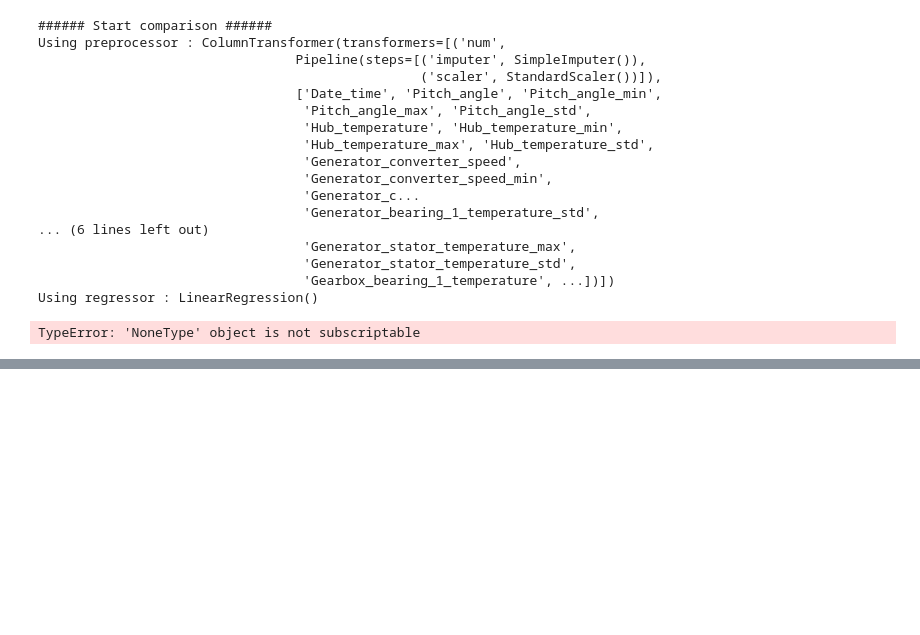
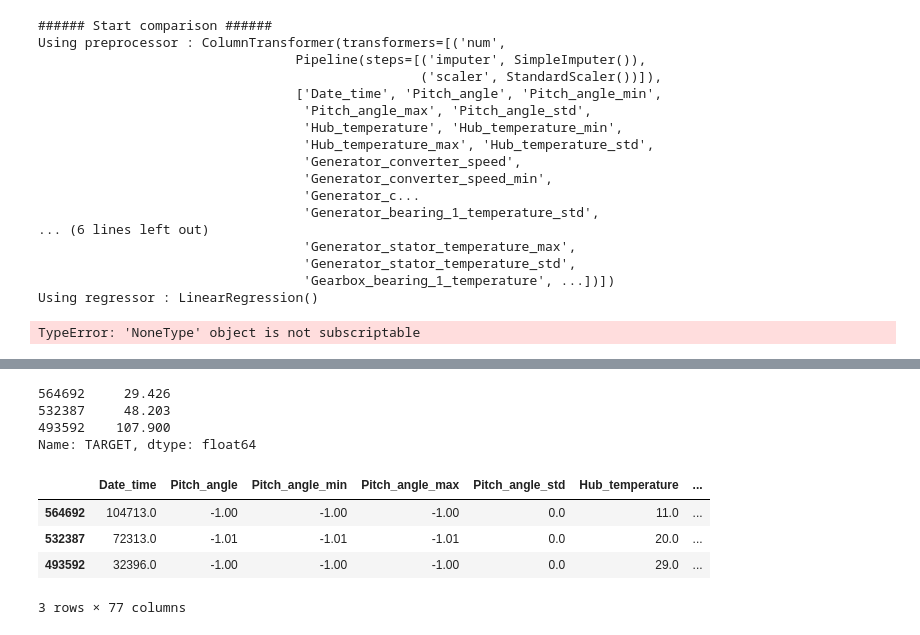
Before and after one commit to nsimonovici/Datacamp-engie, a Jupyter notebook: datacamp_engie_nsi.ipynb, the cells around one changed output, grey strips where cells are left out. Saved outputs shown, nothing was run; the diff lists cells and outputs as text; code cells hidden in the pictures; blank space fills up the shorter version.

```diff
--- a/datacamp_engie_nsi.ipynb
+++ b/datacamp_engie_nsi.ipynb
@@ -8,10 +11,10 @@ import mlflow
 # %% [markdown]
 # Data
 # %%
-dataX = pd.read_csv('engie_X.csv', header=0, sep=';', decimal='.')
+dataX = pd.read_csv('data/engie_X.csv', header=0, sep=';', decimal='.')
 # dataX.info()
 # %%
-dataY = pd.read_csv('engie_Y.csv', header=0,  sep=';', decimal='.')
+dataY = pd.read_csv('data/engie_Y.csv', header=0,  sep=';', decimal='.')
 dataY.info()
 # %% [output]
 <class 'pandas.core.frame.DataFrame'>
@@ -173,0 +206,3 @@ TypeError: 'NoneType' object is not subscriptable
+# %%
+data_wt1 = data_raw[data_raw.MAC_CODE == 'WT1']
+data_wt1.shape
@@ -173,0 +331,5 @@ TypeError: 'NoneType' object is not subscriptable
+# %%
+X = data_wt1.drop(columns=['ID', 'MAC_CODE'])
+Y = data_wt1.TARGET
+
+X.shape
@@ -173,0 +359,15 @@ TypeError: 'NoneType' object is not subscriptable
+# %%
+X_train_wt1, X_test_wt1, y_train_wt1, y_test_wt1 = train_test_split(X, Y, test_size=0.2, random_state=3)
+
+print(y_train_wt1.head(3))
+X_train_wt1.head(3)
+# %% [output]
+564692     29.426
+532387     48.203
+493592    107.900
+Name: TARGET, dtype: float64
+|  | Date_time | Pitch_angle | Pitch_angle_min | Pitch_angle_max | Pitch_angle_std | Hub_temperature | ... |
+| 564692 | 104713.0 | -1.00 | -1.00 | -1.00 | 0.0 | 11.0 | ... |
+| 532387 | 72313.0 | -1.01 | -1.01 | -1.01 | 0.0 | 20.0 | ... |
+| 493592 | 32396.0 | -1.00 | -1.00 | -1.00 | 0.0 | 29.0 | ... |
+3 rows × 77 columns
```
Also changed, not shown: parts of 31 cells of this notebook, 2 other files.
